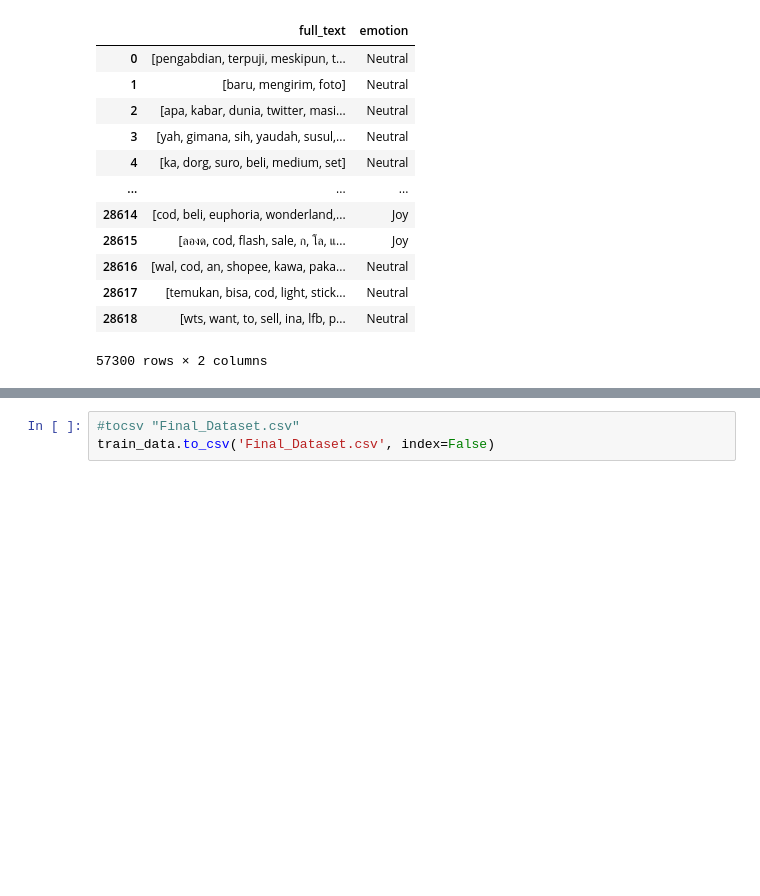
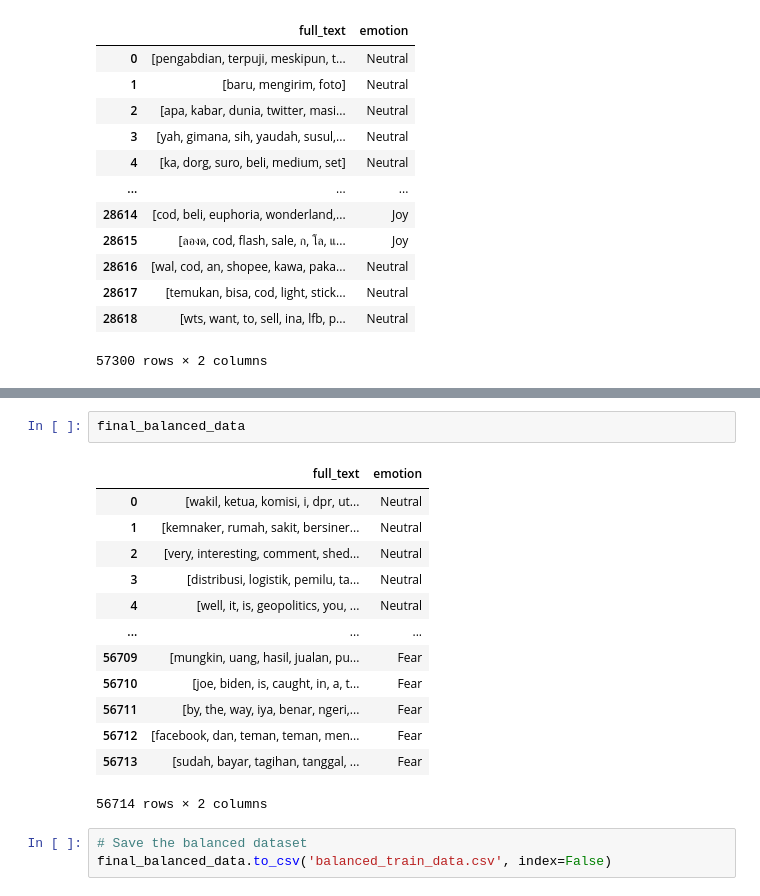
Before and after one commit to rissopanji/KLASIFIKASI-EMOSI, a Jupyter notebook: 07. Pemodelan Data (Data Mining)/dataset/tokinzer.ipynb, the cells around one changed output, grey strips where cells are left out. Drawn from its saved outputs; the diff is of its cells as text; blank space fills up the shorter version.

```diff
--- a/07. Pemodelan Data (Data Mining)/dataset/tokinzer.ipynb
+++ b/07. Pemodelan Data (Data Mining)/dataset/tokinzer.ipynb
@@ -58,3 +163,19 @@ train_data
+# %%
+final_balanced_data
+# %% [output]
+|  | full_text | emotion |
+| 0 | [wakil, ketua, komisi, i, dpr, ut... | Neutral |
+| 1 | [kemnaker, rumah, sakit, bersiner... | Neutral |
+| 2 | [very, interesting, comment, shed... | Neutral |
+| 3 | [distribusi, logistik, pemilu, ta... | Neutral |
+| 4 | [well, it, is, geopolitics, you, ... | Neutral |
+| ... | ... | ... |
+| 56709 | [mungkin, uang, hasil, jualan, pu... | Fear |
+| 56710 | [joe, biden, is, caught, in, a, t... | Fear |
+| 56711 | [by, the, way, iya, benar, ngeri,... | Fear |
+| 56712 | [facebook, dan, teman, teman, men... | Fear |
+| 56713 | [sudah, bayar, tagihan, tanggal, ... | Fear |
+56714 rows × 2 columns
 # %%
-#tocsv "Final_Dataset.csv"
-train_data.to_csv('Final_Dataset.csv', index=False)
+# Save the balanced dataset
+final_balanced_data.to_csv('balanced_train_data.csv', index=False)
```
Also changed, not shown: parts of 4 cells of this notebook, 6 other files.
